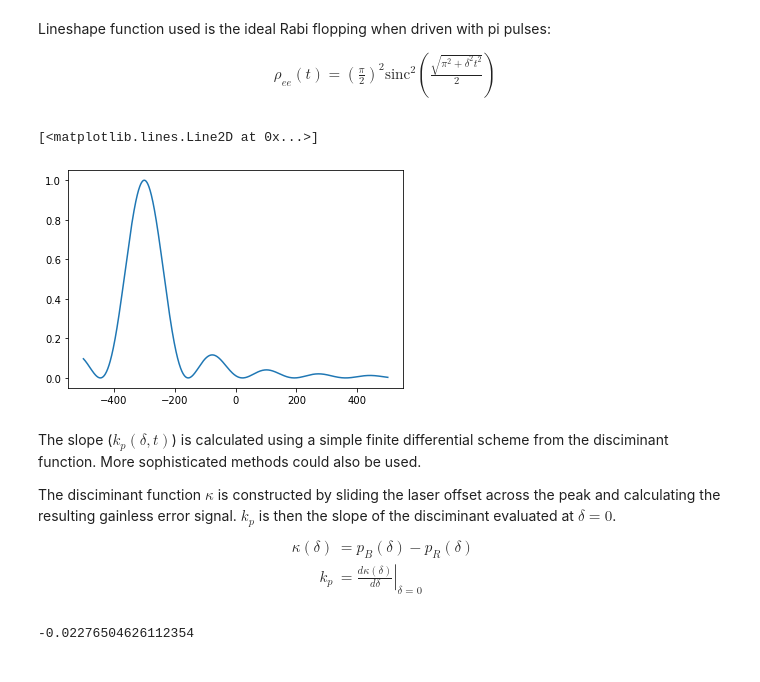
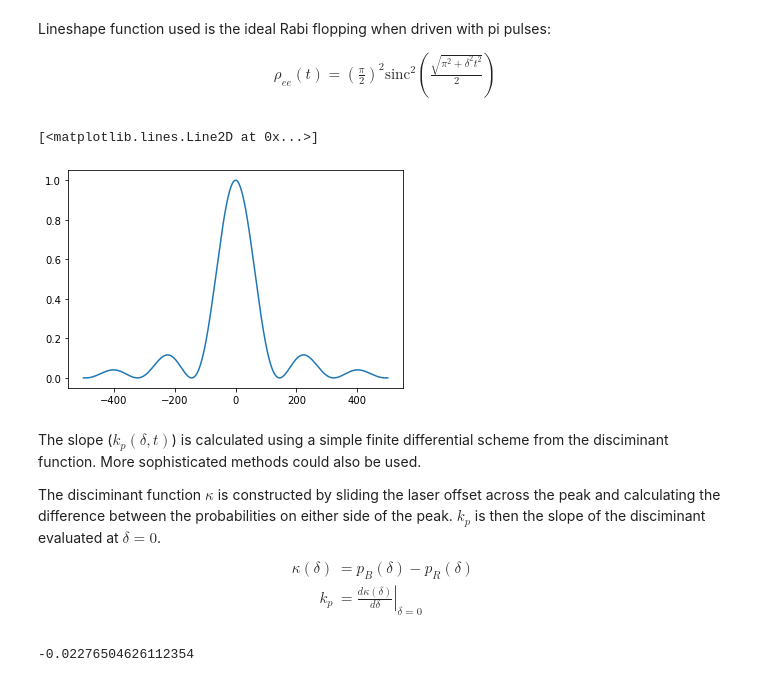
Before and after one commit to speug/srservosim, a Jupyter notebook: notebooks/servosimtests.ipynb, the cells around one changed output. Cells and saved outputs as stored; diff of their text form; code cells hidden in the pictures.

```diff
--- a/notebooks/servosimtests.ipynb
+++ b/notebooks/servosimtests.ipynb
@@ -24,14 +24,14 @@ Lineshape function used is the ideal Rabi flopping when driven with pi pulses:
 \end{align}
 # %%
 d, step = np.linspace(-500, 500, 1000, retstep=True)
-plt.plot(d, lineshape(d, 6e-3, True, -300))
+plt.plot(d, lineshape(d, 6e-3, True))
 # %% [output]
 [<matplotlib.lines.Line2D at 0x...>]
-[figure, old version]
+[figure, new version]
 # %% [markdown]
 The slope ($k_p(\delta, t)$) is calculated using a simple finite differential scheme from the disciminant function. More sophisticated methods could also be used.
 
-The disciminant function $\kappa$ is constructed by sliding the laser offset across the peak and calculating the resulting gainless error signal. $k_p$ is then the slope of the disciminant evaluated at $\delta=0$.
+The disciminant function $\kappa$ is constructed by sliding the laser offset across the peak and calculating the difference between the probabilities on either side of the peak. $k_p$ is then the slope of the disciminant evaluated at $\delta=0$.
 \begin{align}
 \kappa(\delta) &= p_B(\delta) - p_R(\delta) \\
 k_p &= \left.\frac{d \kappa(\delta)}{d\delta}\right\vert_{\delta = 0}
```
Also changed, not shown: parts of 1 cell of this notebook, 1 other file.
